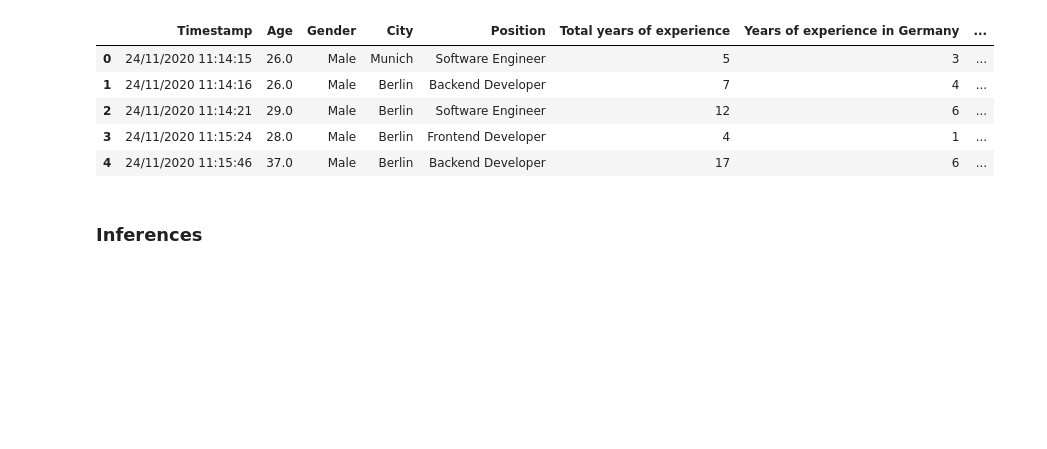
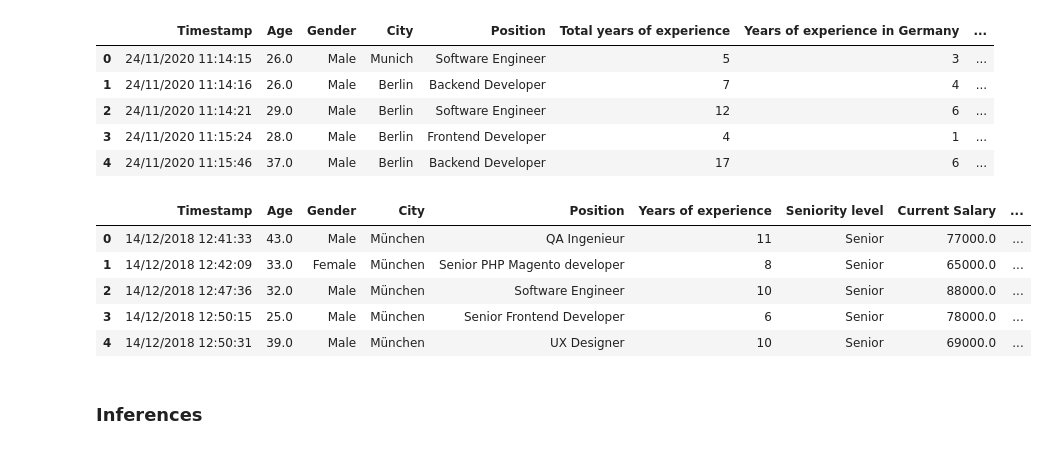
Before and after one commit to shelly2904/DATA_SCIENCE, a Jupyter notebook: EDA/EDA_IT_Salary_Survey.ipynb, the cells around one changed output. Drawn from its saved outputs; the diff is of its cells as text; code cells hidden in the pictures; blank space fills up the shorter version.

```diff
--- a/EDA/EDA_IT_Salary_Survey.ipynb
+++ b/EDA/EDA_IT_Salary_Survey.ipynb
@@ -105,3 +119,45 @@ df_2019['Timestamp'] = pd.to_datetime(df_2019['Timestamp'])
+# %%
+df_2020 = df_2020.rename(columns={
+    'Total years of experience':'Years of experience',
+    'Your main technology / programming language': 'Technical Language',
+    'Other technologies/programming languages you use often': 'Other technical skills',
+    'Сontract duration': 'Contract Duration',
+    'Have you lost your job due to the coronavirus outbreak?': 'Covid job loss',
+    'Have you been forced to have a shorter working week (Kurzarbeit)? If yes, how many hours per week':'Shorter work week',
+    'Have you received additional monetary support from your employer due to Work From Home? If yes, how much in 2020 in EUR': 'Covid WFH allowance',
+})
+
+df_2020["Yearly bonus + stocks in EUR"] = df_2020["Yearly bonus + stocks in EUR"].replace(
+    {"bvg only": 0, 'depends': 0, '15000+-': 15000, 'Na': 0, 'Not sure': 0, "-": 0})
+
+df_2020["Annual bonus+stocks one year ago. Only answer if staying in same country"] = df_2020["Annual bonus+stocks one year ago. Only answer if staying in same country"].replace(
+    {"learning budget, bvg, gym, food":0, "-": 0})
+
+
+df_2020['Current Salary'] = df_2020['Yearly brutto salary (without bonus and stocks) in EUR'].astype(float).fillna(0) + df_2020['Yearly bonus + stocks in EUR'].astype(float).fillna(0)
+
+df_2020['Salary one year ago'] = df_2020['Annual brutto salary (without bonus and stocks) one year ago. Only answer if staying in the same country'].astype(float).fillna(0) + \
+                            df_2020['Annual bonus+stocks one year ago. Only answer if staying in same country'].astype(float).fillna(0)
+
+
+for i in ['Yearly brutto salary (without bonus and stocks) in EUR','Yearly bonus + stocks in EUR',
+          'Annual brutto salary (without bonus and stocks) one year ago. Only answer if staying in the same country',
+          'Annual bonus+stocks one year ago. Only answer if staying in same country']:
+  try:
+    df_2020 = df_2020.drop(i, axis=1)
+  except:
+    pass
+# %%
+df_final = pd.concat([df_2018, df_2019, df_2020], axis=0)
+# %%
+df_final.head()
+# %% [output]
+|  | Timestamp | Age | Gender | City | Position | Years of experience | Seniority level | Current Salary | ... |
+| 0 | 14/12/2018 12:41:33 | 43.0 | Male | München | QA Ingenieur | 11 | Senior | 77000.0 | ... |
+| 1 | 14/12/2018 12:42:09 | 33.0 | Female | München | Senior PHP Magento developer | 8 | Senior | 65000.0 | ... |
+| 2 | 14/12/2018 12:47:36 | 32.0 | Male | München | Software Engineer | 10 | Senior | 88000.0 | ... |
+| 3 | 14/12/2018 12:50:15 | 25.0 | Male | München | Senior Frontend Developer | 6 | Senior | 78000.0 | ... |
+| 4 | 14/12/2018 12:50:31 | 39.0 | Male | München | UX Designer | 10 | Senior | 69000.0 | ... |
 # %% [markdown]
 ### Inferences
 # %% [markdown]
```
Also changed, not shown: parts of 8 cells of this notebook.
